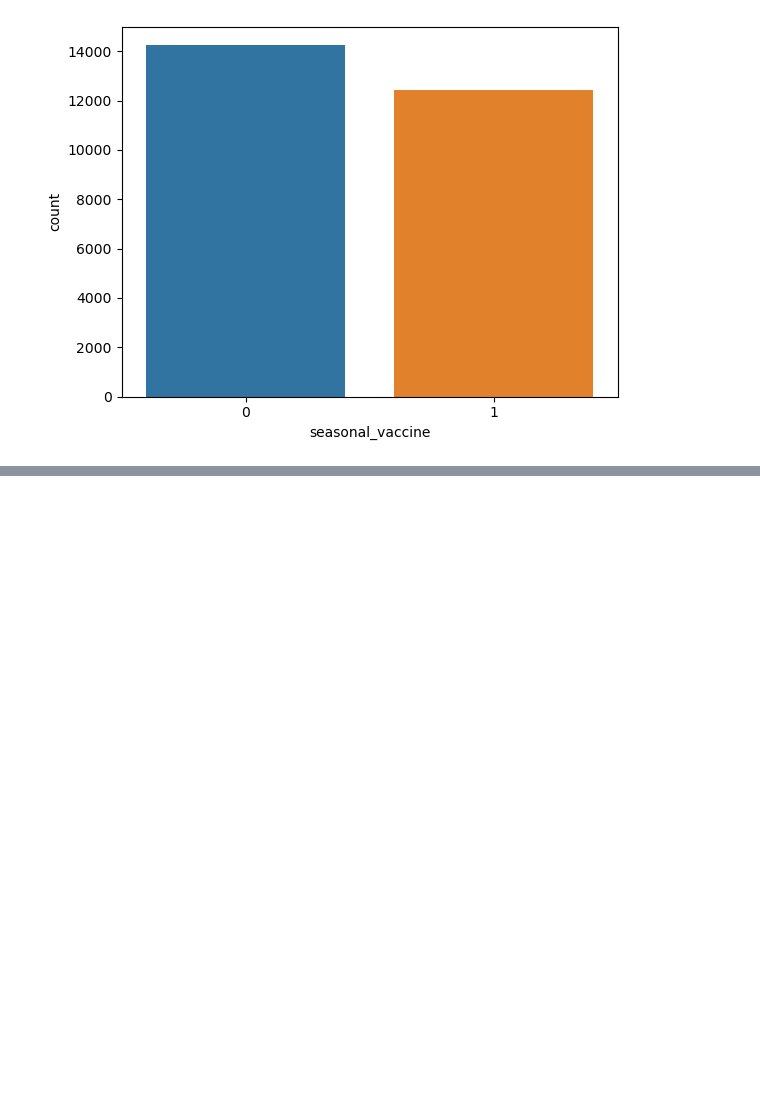
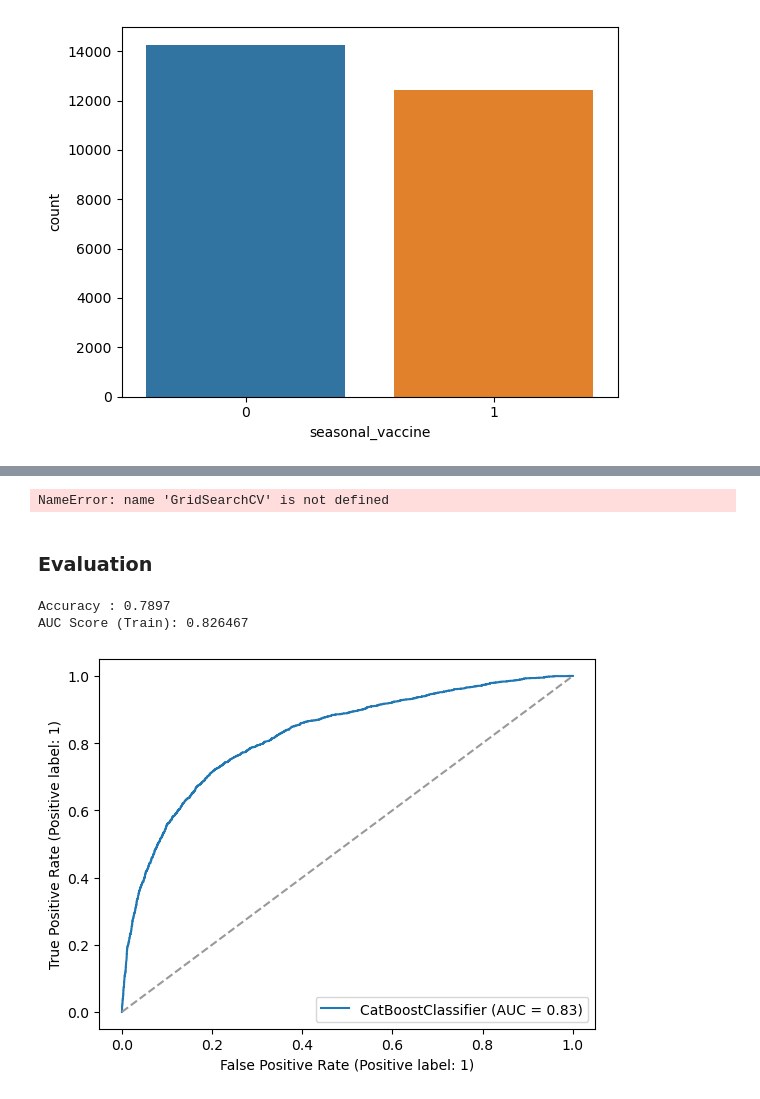
Before and after one commit to wangkai-yz/DMA, a Jupyter notebook: code/CourseWork2.ipynb, the cells around one changed output, grey strips where cells are left out. Drawn from its saved outputs; the diff is of its cells as text; code cells hidden in the pictures; blank space fills up the shorter version.

```diff
--- a/code/CourseWork2.ipynb
+++ b/code/CourseWork2.ipynb
@@ -223,0 +328,32 @@ df_tmp
+# %%
+param_test1 = {'depth':range(6,11,1),'early_stopping_rounds':range(60,100,10),'l2_leaf_reg':range(1,5)}
+CB1 = GridSearchCV(estimator = CatBoostClassifier(eval_metric="AUC",task_type="CPU",random_seed=42,od_type="Iter",learning_rate=0.1),
+                       param_grid = param_test1, scoring='roc_auc',cv=10)
+CB1.fit(X_train,y_train)
+print(CB1.cv_results_,CB1.best_params_, CB1.best_score_)
+# %%
+param_test2 = {'early_stopping_rounds':range(50,100,10)}
+CB2 = GridSearchCV(estimator = CatBoostClassifier(eval_metric="AUC",task_type="GPU",random_seed=42,od_type="Iter",depth=9, l2_leaf_reg=2.2430948663373496,
+                                                  learning_rate=0.01,loss_function="Logloss"),
+                       param_grid = param_test2, scoring='roc_auc',cv=10)
+CB2.fit(X_train,y_train)
+CB2.best_params_, CB2.best_score_
+# %% [output]
+NameError: name 'GridSearchCV' is not defined
+# %%
+test_param = {
+    'depth': 9, 'l2_leaf_reg': 2.2430948663373496, 'early_stopping_rounds': 80, 'learning_rate': 0.01,"loss_function":"Logloss","eval_metric":"AUC",
+    "task_type":"CPU","random_seed":42,"od_type":"Iter",
+}
+# %% [markdown]
+### Evaluation
+# %%
+model_h1n1 = CatBoostClassifier(verbose=False,  cat_features=[0,11],**test_param)
+model_h1n1.fit(X_train,y_train)
+y_pred_h1n1 = model_h1n1.predict(X_test)
+y_predprob_h1n1 = model_h1n1.predict_proba(X_test)[:,1]
+print ("Accuracy : %.4g" % metrics.accuracy_score(y_test, y_pred_h1n1))
+print ("AUC Score (Train): %f" % metrics.roc_auc_score(y_test, y_predprob_h1n1))
+# %% [output]
+Accuracy : 0.7897
+AUC Score (Train): 0.826467
@@ -223,0 +371,6 @@ df_tmp
+# %%
+svc_disp = RocCurveDisplay.from_estimator(model_h1n1, X_test, y_test)
+plt.plot([0, 1], [0, 1], '--', color=(0.6, 0.6, 0.6), label='Random')
+plt.show()
+# %% [output]
+[figure, added]
```
Also changed, not shown: parts of 93 cells of this notebook.
